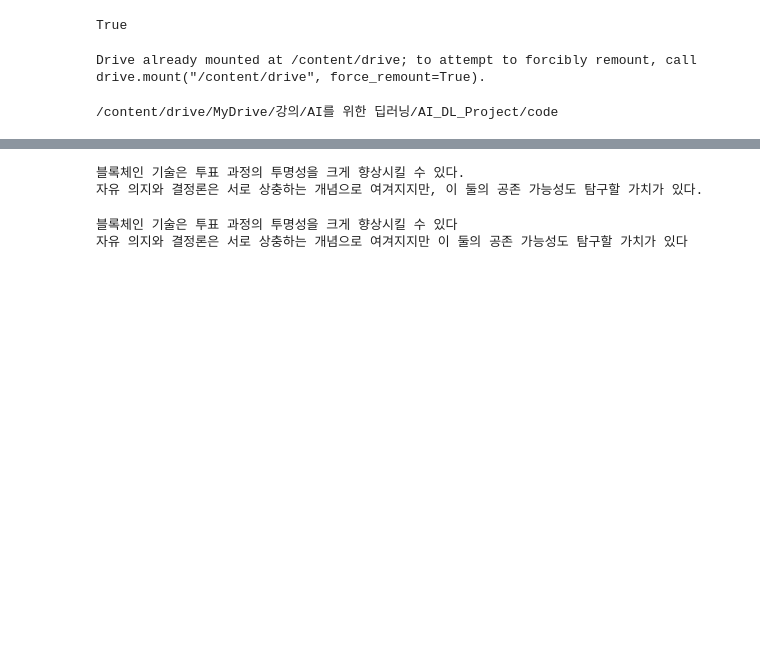
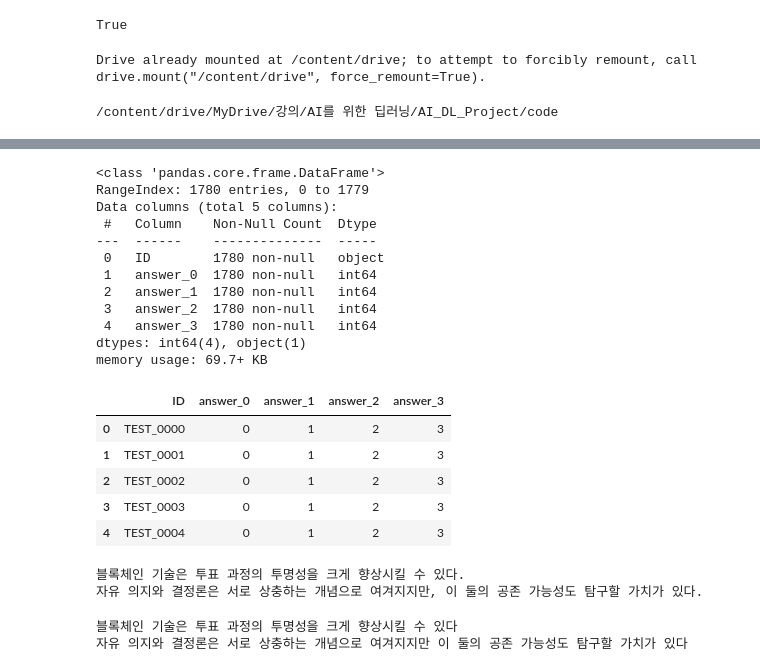
Before and after one commit to sangchun1/Contextual_Sent_Ordering, a Jupyter notebook: KLUE-RoBERTa/train.ipynb, the cells around one changed output, grey strips where cells are left out. Cells and saved outputs as stored; diff of their text form; code cells hidden in the pictures; blank space fills up the shorter version.

```diff
--- a/KLUE-RoBERTa/train.ipynb
+++ b/KLUE-RoBERTa/train.ipynb
@@ -40,6 +41,7 @@ Drive already mounted at /content/drive; to attempt to forcibly remount, call dr
 # 데이터 로드
 train = pd.read_csv('../data/train.csv')
 test = pd.read_csv('../data/test.csv')
+submission = pd.read_csv('../data/sample_submission.csv')
 # %%
 train.info()
 train.head()
@@ -88,6 +90,28 @@ memory usage: 69.7+ KB
 | 2 | TEST_0002 | 글쓰기 능력을 키우기 위해서는 꾸준한 연습이 필수적이다. | 마지막으로, 독서를 통해 다른 작가들의 기법을 배우는 것은 ... | 피드백을 받는 과정은 글의 질을 향상시키는 중요한 요소로 작... | 다양한 주제에 대해 글을 써보면 자신의 스타일과 강점을 발견... |
 | 3 | TEST_0003 | 작은 공간에서도 효율적으로 사용할 수 있어 집안의 혼잡함을 ... | 정기적으로 내용을 점검하면 필요 없는 물건을 정리할 수 있다. | 각 칸을 활용하여 카테고리별로 물건을 나누면 찾기 쉬워진다. | 다용도 수납함은 다양한 물건을 정리하는 데 유용하다. |
 | 4 | TEST_0004 | 음악은 특정 문화의 가치와 전통을 반영하는 중요한 매체이다. | 이러한 음악적 표현은 공동체의 소속감을 증진시키는 역할을 한다. | 각 문화는 고유한 음악적 요소를 통해 정체성을 형성하고 강화한다. | 결국, 음악은 개인과 집단의 문화적 정체성을 이해하는 데 필... |
+# %%
+submission.info()
+submission.head()
+# %% [output]
+<class 'pandas.core.frame.DataFrame'>
+RangeIndex: 1780 entries, 0 to 1779
+Data columns (total 5 columns):
+ #   Column    Non-Null Count  Dtype
+---  ------    --------------  -----
+ 0   ID        1780 non-null   object
+ 1   answer_0  1780 non-null   int64
+ 2   answer_1  1780 non-null   int64
+ 3   answer_2  1780 non-null   int64
+ 4   answer_3  1780 non-null   int64
+dtypes: int64(4), object(1)
+memory usage: 69.7+ KB
+|  | ID | answer_0 | answer_1 | answer_2 | answer_3 |
+| 0 | TEST_0000 | 0 | 1 | 2 | 3 |
+| 1 | TEST_0001 | 0 | 1 | 2 | 3 |
+| 2 | TEST_0002 | 0 | 1 | 2 | 3 |
+| 3 | TEST_0003 | 0 | 1 | 2 | 3 |
+| 4 | TEST_0004 | 0 | 1 | 2 | 3 |
 # %%
 # 텍스트 정제
 def clean_text(text):
```
Also changed, not shown: parts of 9 cells of this notebook.
